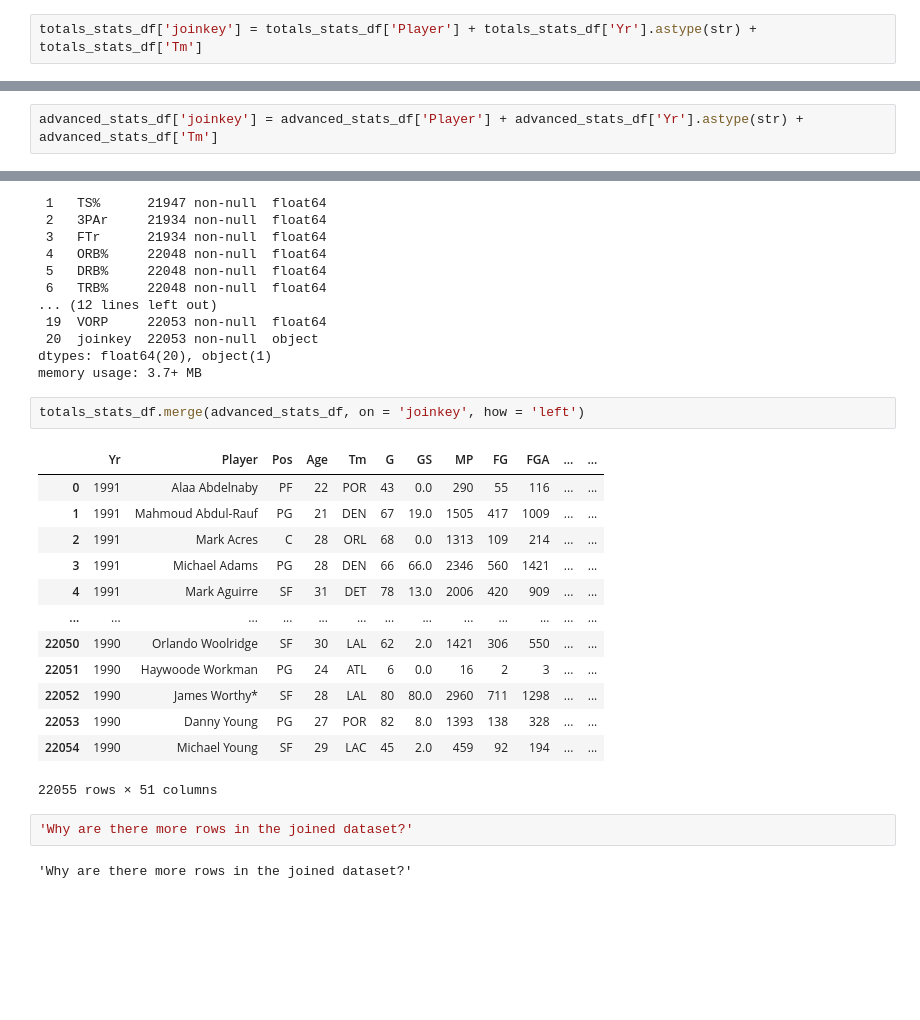
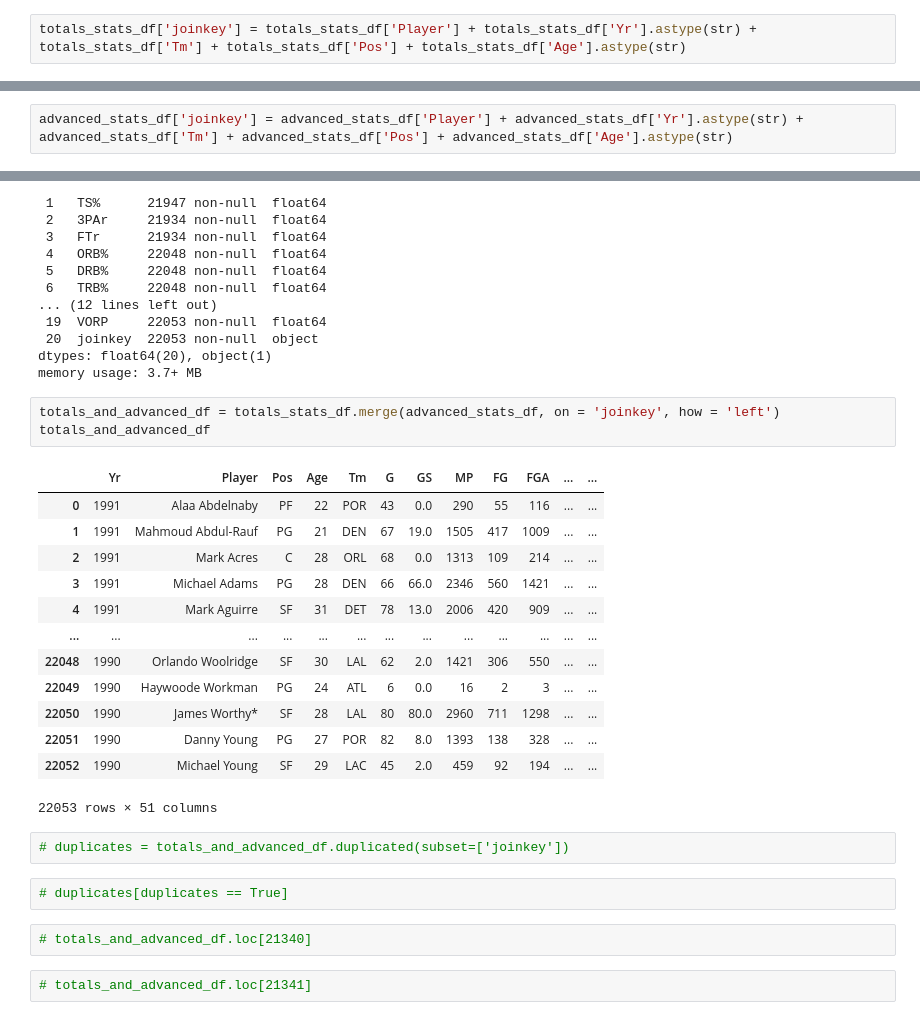
Before and after one commit to mitchellren123/NBA-Accolade-Analysis, a Jupyter notebook: NBA-Accolades.ipynb, the cells around one changed output, grey strips where cells are left out. Drawn from its saved outputs; the diff is of its cells as text; blank space fills up the shorter version.

Commit message:
Table Joining

```diff
--- a/NBA-Accolades.ipynb
+++ b/NBA-Accolades.ipynb
@@ -647,11 +647,11 @@ array([1991, 1992, 1993, 1994, 1995, 1996, 1997, 1998, 1999, 2000, 2001,
        2013, 2014, 2015, 2016, 2017, 2018, 2019, 2020, 2021, 2022, 2023,
        1983, 1984, 1985, 1986, 1987, 1988, 1989, 1990])
 # %%
-totals_stats_df['joinkey'] = totals_stats_df['Player'] + totals_stats_df['Yr'].astype(str) + totals_stats_df['Tm']
+totals_stats_df['joinkey'] = totals_stats_df['Player'] + totals_stats_df['Yr'].astype(str) + totals_stats_df['Tm'] + totals_stats_df['Pos'] + totals_stats_df['Age'].astype(str)
 # %%
 totals_stats_joinkeys = list(totals_stats_df['joinkey'])
 # %%
-advanced_stats_df['joinkey'] = advanced_stats_df['Player'] + advanced_stats_df['Yr'].astype(str) + advanced_stats_df['Tm']
+advanced_stats_df['joinkey'] = advanced_stats_df['Player'] + advanced_stats_df['Yr'].astype(str) + advanced_stats_df['Tm'] + advanced_stats_df['Pos'] + advanced_stats_df['Age'].astype(str)
 # %%
 advanced_stats_joinkeys = list(advanced_stats_df['joinkey'])
 # %%
@@ -703,22 +703,27 @@ Data columns (total 21 columns):
 dtypes: float64(20), object(1)
 memory usage: 3.7+ MB
 # %%
-totals_stats_df.merge(advanced_stats_df, on = 'joinkey', how = 'left')
+totals_and_advanced_df = totals_stats_df.merge(advanced_stats_df, on = 'joinkey', how = 'left')
+totals_and_advanced_df
 # %% [output]
 |  | Yr | Player | Pos | Age | Tm | G | GS | MP | FG | FGA | ... | ... |
 | 0 | 1991 | Alaa Abdelnaby | PF | 22 | POR | 43 | 0.0 | 290 | 55 | 116 | ... | ... |
 | 1 | 1991 | Mahmoud Abdul-Rauf | PG | 21 | DEN | 67 | 19.0 | 1505 | 417 | 1009 | ... | ... |
 | 2 | 1991 | Mark Acres | C | 28 | ORL | 68 | 0.0 | 1313 | 109 | 214 | ... | ... |
 | 3 | 1991 | Michael Adams | PG | 28 | DEN | 66 | 66.0 | 2346 | 560 | 1421 | ... | ... |
 | 4 | 1991 | Mark Aguirre | SF | 31 | DET | 78 | 13.0 | 2006 | 420 | 909 | ... | ... |
 | ... | ... | ... | ... | ... | ... | ... | ... | ... | ... | ... | ... | ... |
-| 22050 | 1990 | Orlando Woolridge | SF | 30 | LAL | 62 | 2.0 | 1421 | 306 | 550 | ... | ... |
-| 22051 | 1990 | Haywoode Workman | PG | 24 | ATL | 6 | 0.0 | 16 | 2 | 3 | ... | ... |
-| 22052 | 1990 | James Worthy* | SF | 28 | LAL | 80 | 80.0 | 2960 | 711 | 1298 | ... | ... |
-| 22053 | 1990 | Danny Young | PG | 27 | POR | 82 | 8.0 | 1393 | 138 | 328 | ... | ... |
-| 22054 | 1990 | Michael Young | SF | 29 | LAC | 45 | 2.0 | 459 | 92 | 194 | ... | ... |
+| 22048 | 1990 | Orlando Woolridge | SF | 30 | LAL | 62 | 2.0 | 1421 | 306 | 550 | ... | ... |
+| 22049 | 1990 | Haywoode Workman | PG | 24 | ATL | 6 | 0.0 | 16 | 2 | 3 | ... | ... |
+| 22050 | 1990 | James Worthy* | SF | 28 | LAL | 80 | 80.0 | 2960 | 711 | 1298 | ... | ... |
+| 22051 | 1990 | Danny Young | PG | 27 | POR | 82 | 8.0 | 1393 | 138 | 328 | ... | ... |
+| 22052 | 1990 | Michael Young | SF | 29 | LAC | 45 | 2.0 | 459 | 92 | 194 | ... | ... |
-22055 rows × 51 columns
+22053 rows × 51 columns
-# %%
-'Why are there more rows in the joined dataset?'
-# %% [output]
-'Why are there more rows in the joined dataset?'
+# %%
+# duplicates = totals_and_advanced_df.duplicated(subset=['joinkey'])
+# %%
+# duplicates[duplicates == True]
+# %%
+# totals_and_advanced_df.loc[21340]
+# %%
+# totals_and_advanced_df.loc[21341]
```
